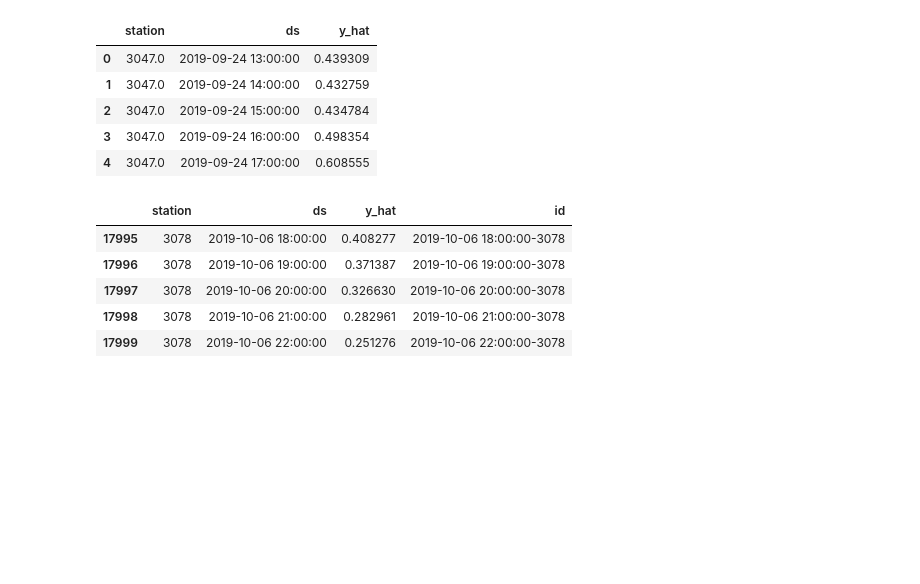
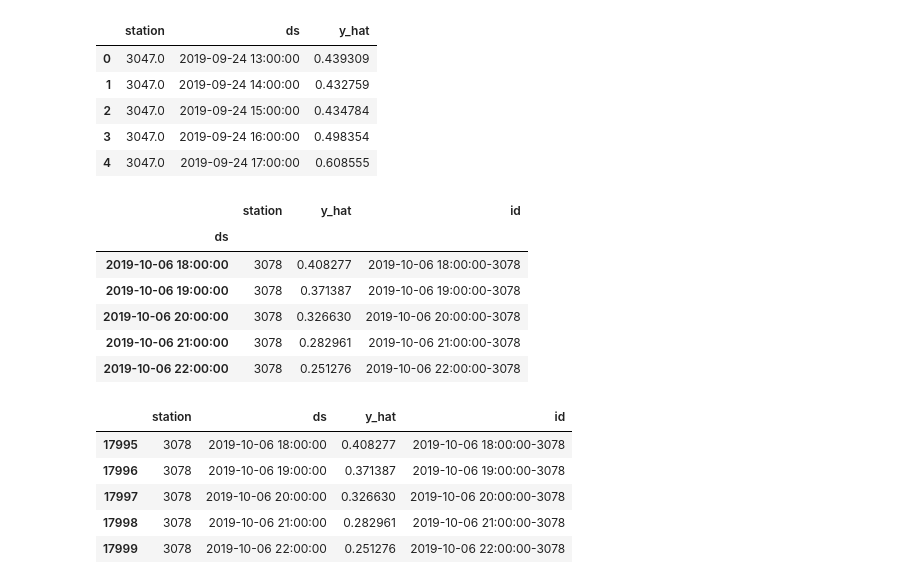
Before and after one commit to Jkim516/Bber, a Jupyter notebook: Live_station_status.ipynb, the cells around one changed output. Saved outputs shown, nothing was run; the diff lists cells and outputs as text; code cells hidden in the pictures; blank space fills up the shorter version.

```diff
--- a/Live_station_status.ipynb
+++ b/Live_station_status.ipynb
@@ -87,6 +87,16 @@ station_pred_df1.head()
 | 2 | 3047.0 | 2019-09-24 15:00:00 | 0.434784 |
 | 3 | 3047.0 | 2019-09-24 16:00:00 | 0.498354 |
 | 4 | 3047.0 | 2019-09-24 17:00:00 | 0.608555 |
+# %%
+station_pred_df1.tail()
+# %% [output]
+|  | station | y_hat | id |
+| ds |  |  |  |
+| 2019-10-06 18:00:00 | 3078 | 0.408277 | 2019-10-06 18:00:00-3078 |
+| 2019-10-06 19:00:00 | 3078 | 0.371387 | 2019-10-06 19:00:00-3078 |
+| 2019-10-06 20:00:00 | 3078 | 0.326630 | 2019-10-06 20:00:00-3078 |
+| 2019-10-06 21:00:00 | 3078 | 0.282961 | 2019-10-06 21:00:00-3078 |
+| 2019-10-06 22:00:00 | 3078 | 0.251276 | 2019-10-06 22:00:00-3078 |
 # %%
 # Take first 4 character in station feature
 station_pred_df1.station = station_pred_df1.station.str[:4]
```
Also changed, not shown: parts of 5 cells of this notebook.
